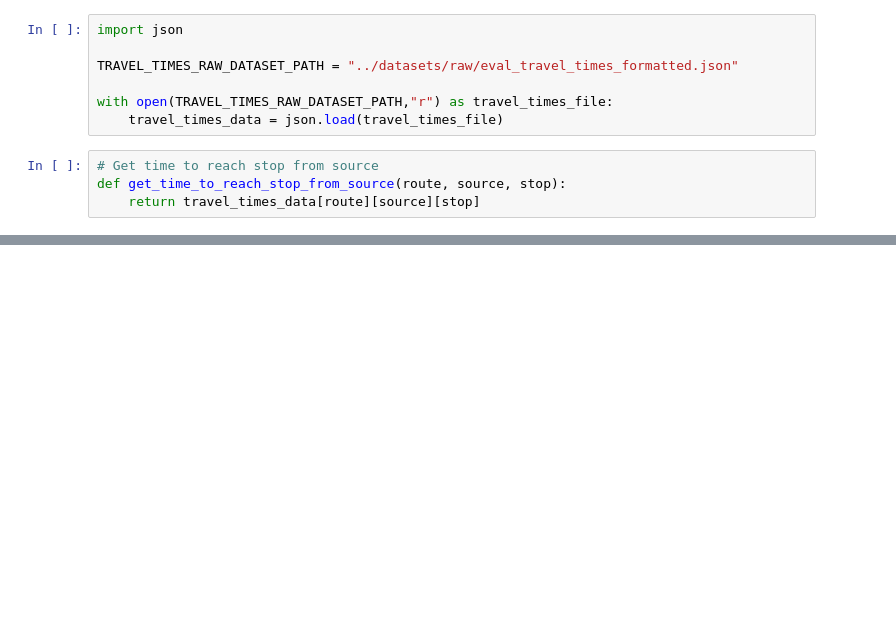
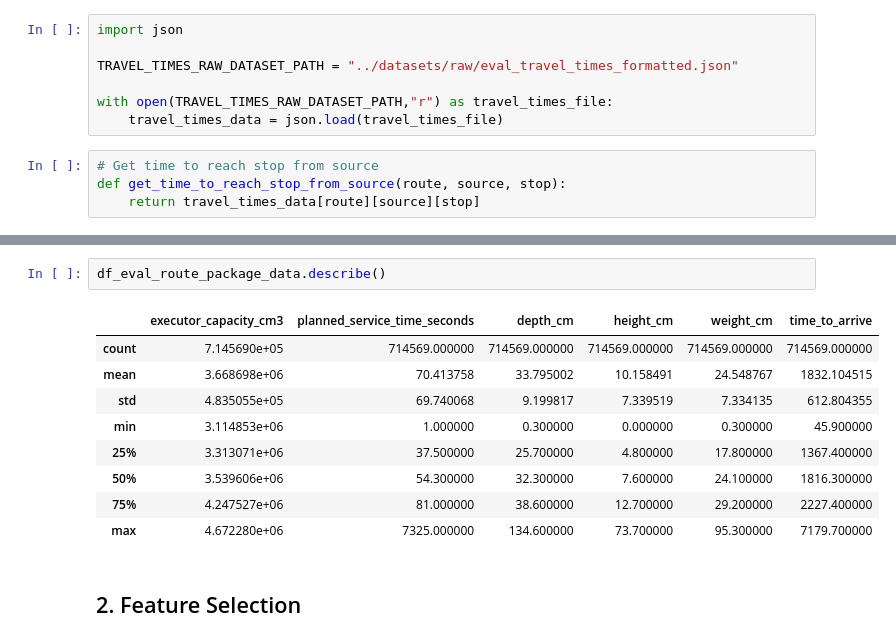
Before and after one commit to pmoros/data-mining-2023-II, a Jupyter notebook: preprocessing/main.ipynb, the cells around one changed output, grey strips where cells are left out. Saved outputs shown, nothing was run; the diff lists cells and outputs as text; blank space fills up the shorter version.

```diff
--- a/preprocessing/main.ipynb
+++ b/preprocessing/main.ipynb
@@ -90,0 +140,14 @@ KeyError: 'RouteID_00092558-dece-4fb7-8d0d-7d0df3a4864e'
+# %%
+df_eval_route_package_data.describe()
+# %% [output]
+|  | executor_capacity_cm3 | planned_service_time_seconds | depth_cm | height_cm | weight_cm | time_to_arrive |
+| count | 7.145690e+05 | 714569.000000 | 714569.000000 | 714569.000000 | 714569.000000 | 714569.000000 |
+| mean | 3.668698e+06 | 70.413758 | 33.795002 | 10.158491 | 24.548767 | 1832.104515 |
+| std | 4.835055e+05 | 69.740068 | 9.199817 | 7.339519 | 7.334135 | 612.804355 |
+| min | 3.114853e+06 | 1.000000 | 0.300000 | 0.000000 | 0.300000 | 45.900000 |
+| 25% | 3.313071e+06 | 37.500000 | 25.700000 | 4.800000 | 17.800000 | 1367.400000 |
+| 50% | 3.539606e+06 | 54.300000 | 32.300000 | 7.600000 | 24.100000 | 1816.300000 |
+| 75% | 4.247527e+06 | 81.000000 | 38.600000 | 12.700000 | 29.200000 | 2227.400000 |
+| max | 4.672280e+06 | 7325.000000 | 134.600000 | 73.700000 | 95.300000 | 7179.700000 |
+# %% [markdown]
+## 2. Feature Selection
```
Also changed, not shown: parts of 6 cells of this notebook.
